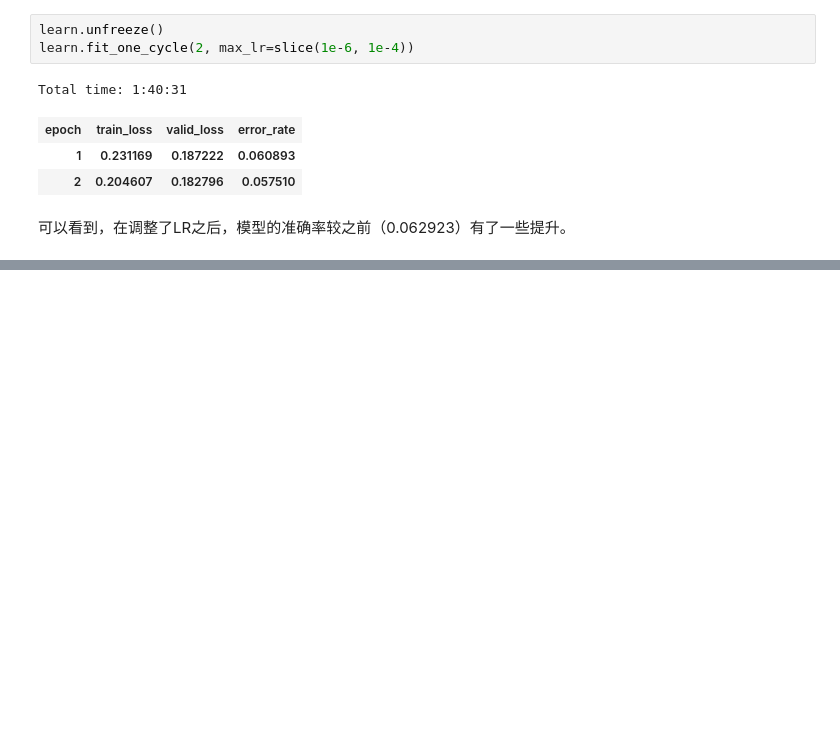
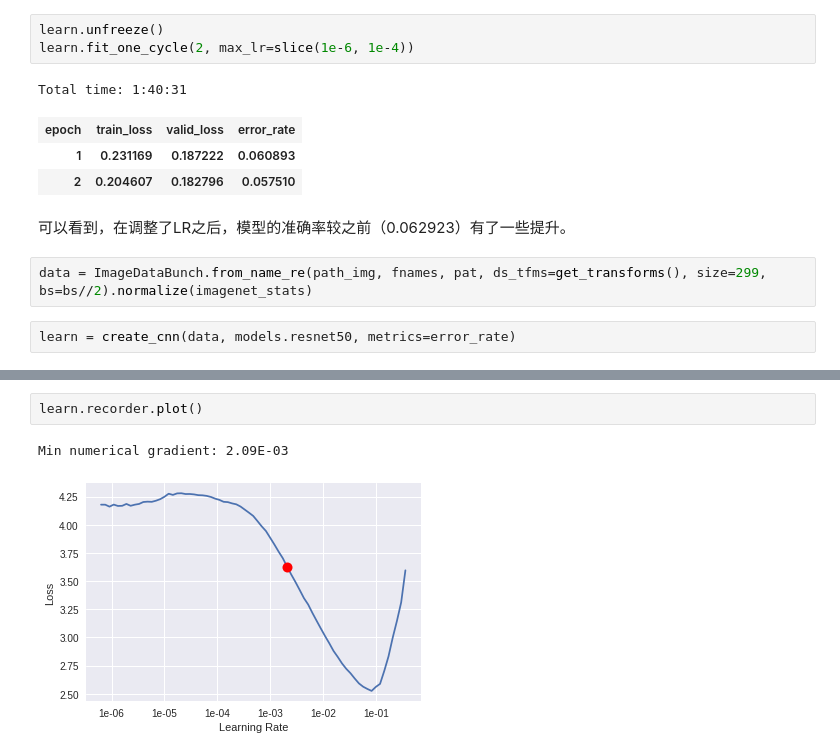
Before and after one commit to tools-only/fastai, a Jupyter notebook: lesson1.ipynb, the cells around one changed output, grey strips where cells are left out. Drawn from its saved outputs; the diff is of its cells as text; blank space fills up the shorter version.

```diff
--- a/lesson1.ipynb
+++ b/lesson1.ipynb
@@ -251,3 +251,7 @@ Total time: 1:40:31
 | 2 | 0.204607 | 0.182796 | 0.057510 |
 # %% [markdown]
 可以看到，在调整了LR之后，模型的准确率较之前（0.062923）有了一些提升。
+# %%
+data = ImageDataBunch.from_name_re(path_img, fnames, pat, ds_tfms=get_transforms(), size=299, bs=bs//2).normalize(imagenet_stats)
+# %%
+learn = create_cnn(data, models.resnet50, metrics=error_rate)
@@ -253,0 +265,5 @@ Total time: 1:40:31
+# %%
+learn.recorder.plot()
+# %% [output]
+Min numerical gradient: 2.09E-03
+[figure, added]
```
Also changed, not shown: parts of 49 cells of this notebook.
